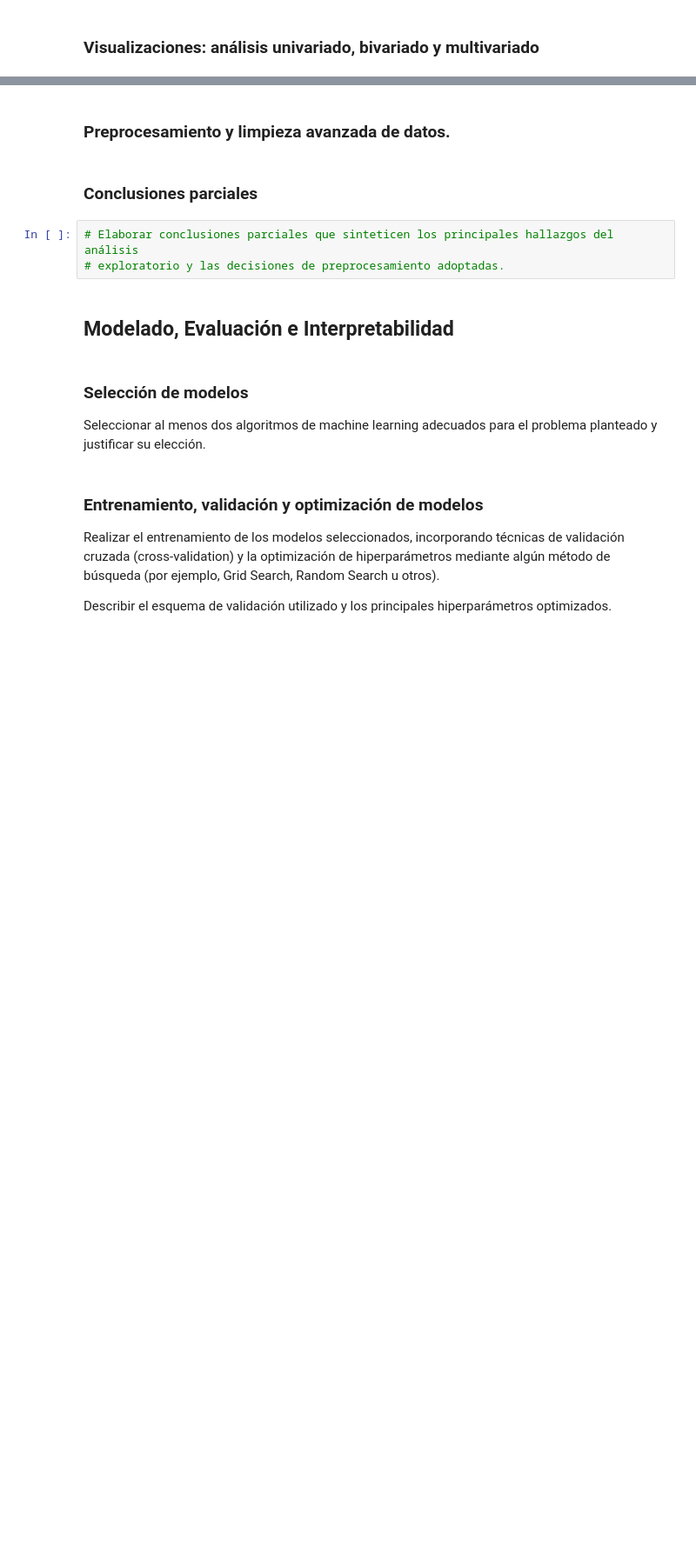
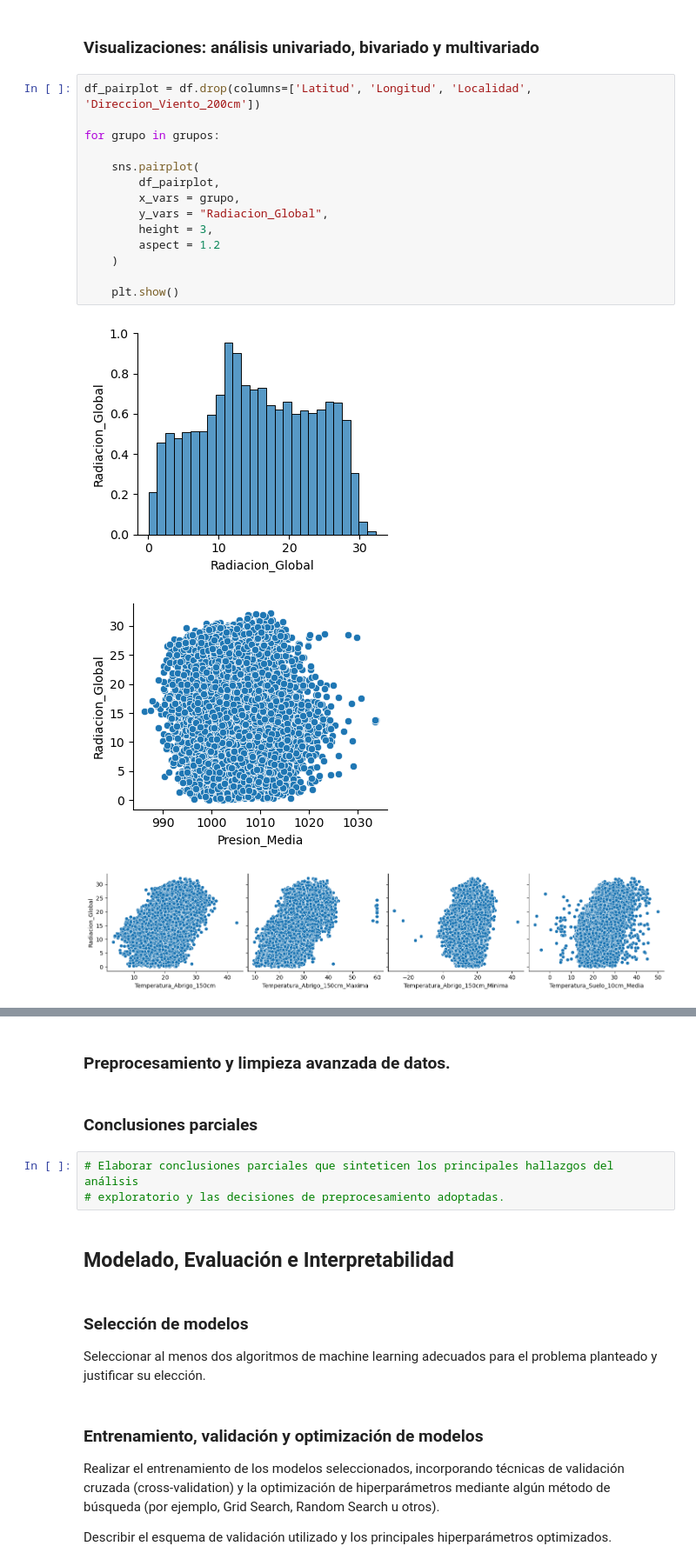
Before and after one commit to cejasmau/tp_aplicaciones, a Jupyter notebook: notebook.ipynb, the cells around one changed output, grey strips where cells are left out. Shown at 87% size. Cells and saved outputs as stored; diff of their text form; blank space fills up the shorter version.

```diff
--- a/notebook.ipynb
+++ b/notebook.ipynb
@@ -466,2 +269,20 @@ display(df.drop(columns=['Fecha', 'Latitud', 'Longitud']).describe())
 # %% [markdown]
 ### Visualizaciones: análisis univariado, bivariado y multivariado
+# %%
+df_pairplot = df.drop(columns=['Latitud', 'Longitud', 'Localidad', 'Direccion_Viento_200cm'])
+
+for grupo in grupos:
+
+    sns.pairplot(
+        df_pairplot,
+        x_vars = grupo,
+        y_vars = "Radiacion_Global",
+        height = 3,
+        aspect = 1.2
+    )
+
+    plt.show()
+# %% [output]
+[figure, added]
+[figure, added]
+[figure, added]
```
Also changed, not shown: parts of 31 cells of this notebook, 1 other file.
